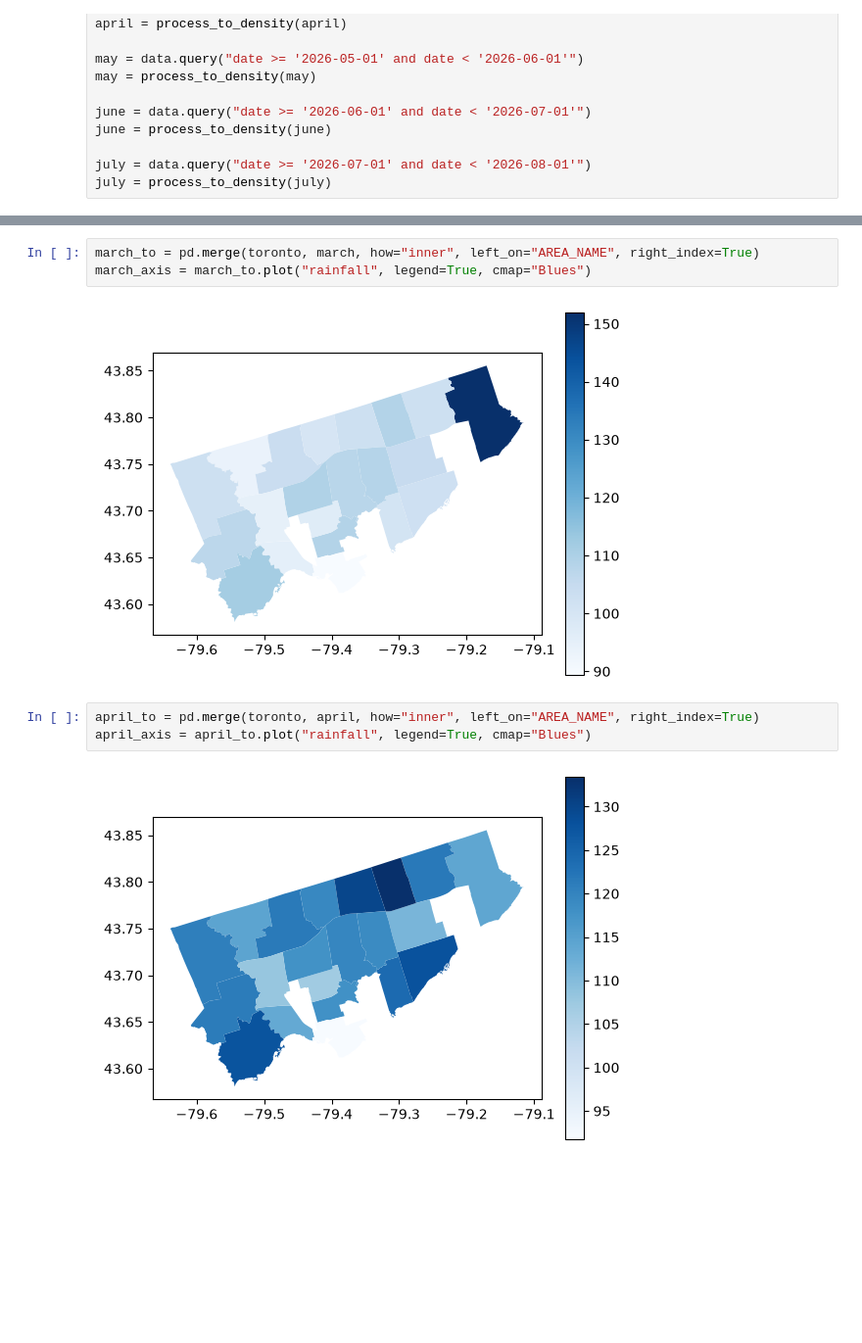
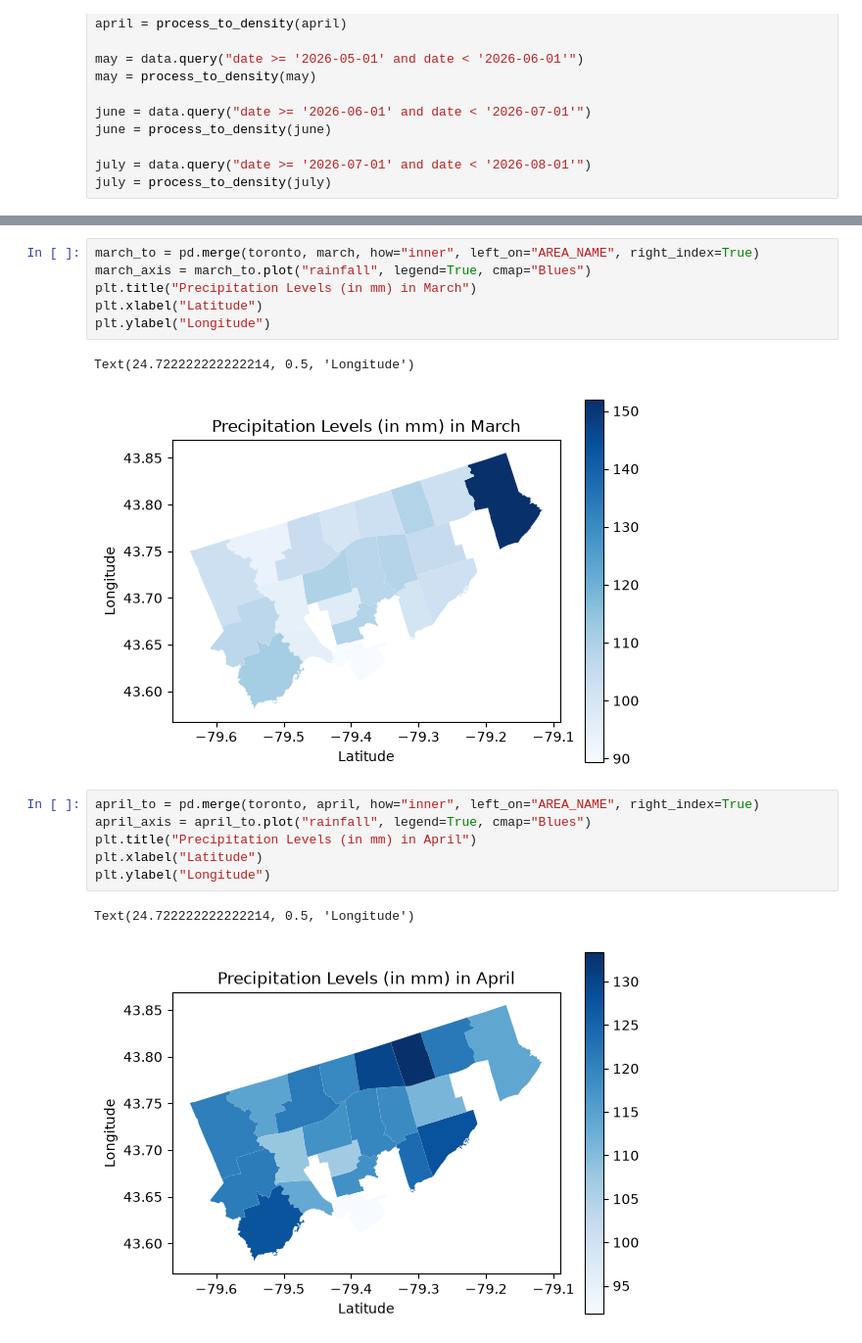
Before and after one commit to smm2005/Rain-Analysis-Toronto, a Jupyter notebook: analysis.ipynb, the cells around one changed output, grey strips where cells are left out. Shown at 98% size. Cells and saved outputs as stored; diff of their text form; blank space fills up the shorter version.

```diff
--- a/analysis.ipynb
+++ b/analysis.ipynb
@@ -105,13 +113,21 @@ february_axis = february_to.plot("rainfall", legend=True, cmap="Blues")
 # %%
 march_to = pd.merge(toronto, march, how="inner", left_on="AREA_NAME", right_index=True)
 march_axis = march_to.plot("rainfall", legend=True, cmap="Blues")
+plt.title("Precipitation Levels (in mm) in March")
+plt.xlabel("Latitude")
+plt.ylabel("Longitude")
 # %% [output]
+Text(24.722222222222214, 0.5, 'Longitude')
-[figure, old version]
+[figure, new version]
 # %%
 april_to = pd.merge(toronto, april, how="inner", left_on="AREA_NAME", right_index=True)
 april_axis = april_to.plot("rainfall", legend=True, cmap="Blues")
+plt.title("Precipitation Levels (in mm) in April")
+plt.xlabel("Latitude")
+plt.ylabel("Longitude")
 # %% [output]
+Text(24.722222222222214, 0.5, 'Longitude')
-[figure, old version]
+[figure, new version]
 # %%
 may_to = pd.merge(toronto, may, how="inner", left_on="AREA_NAME", right_index=True)
 may_axis = may_to.plot("rainfall", legend=True, cmap="Blues")
```
Also changed, not shown: parts of 10 cells of this notebook.
